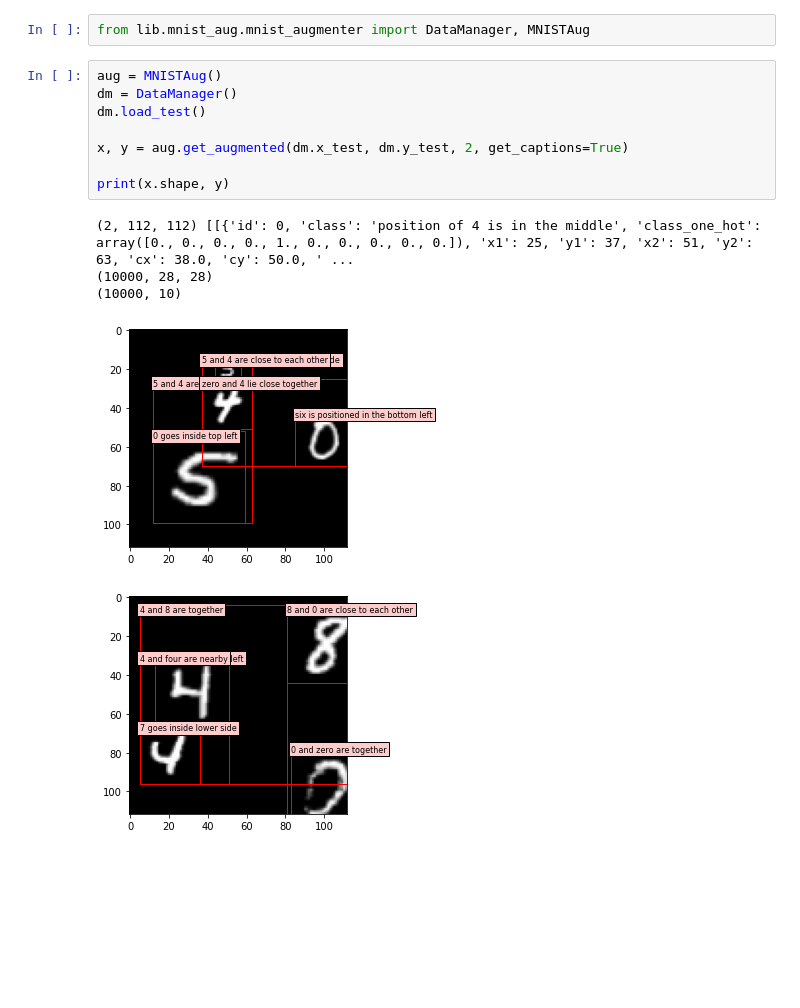
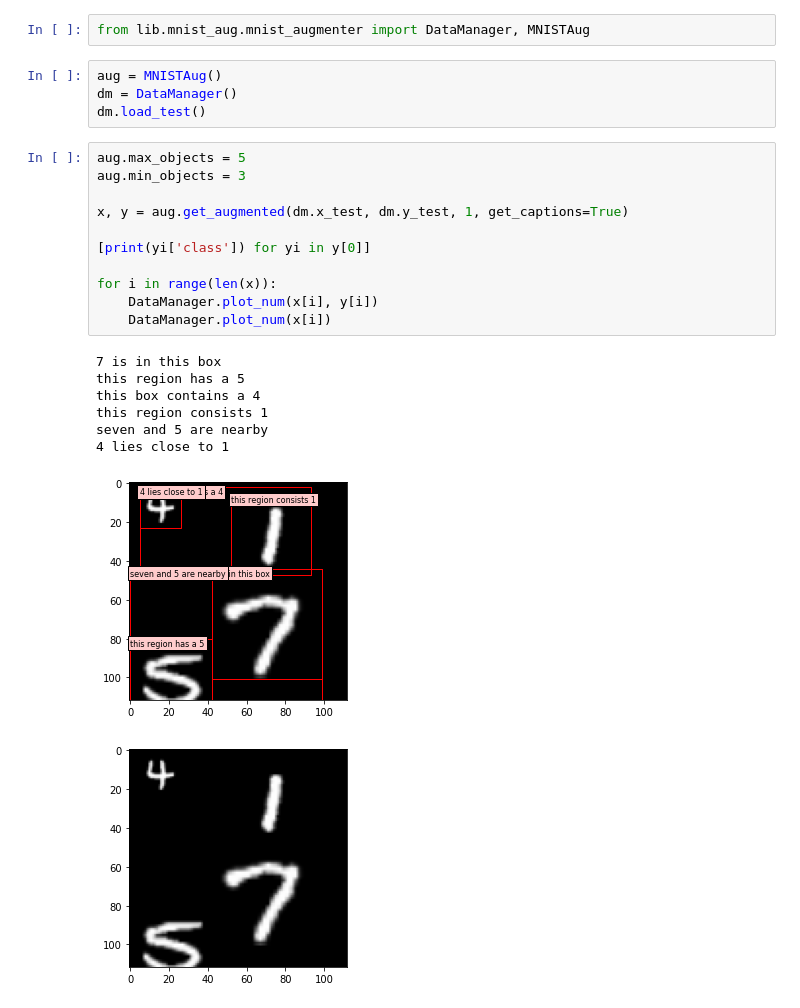
Before and after one commit to Akhilez/ml_gallery, a Jupyter notebook: ml_py/lib/mnist_aug/mnist_cap.ipynb, the cells around one changed output. Saved outputs shown, nothing was run; the diff lists cells and outputs as text; blank space fills up the shorter version.

Commit message:
DONE MNIST CAP

```diff
--- a/ml_py/lib/mnist_aug/mnist_cap.ipynb
+++ b/ml_py/lib/mnist_aug/mnist_cap.ipynb
@@ -1,16 +1,26 @@
 # %%
 from lib.mnist_aug.mnist_augmenter import DataManager, MNISTAug
+# %%
+aug = MNISTAug()
+dm = DataManager()
+dm.load_test()
 # %%
-aug = MNISTAug()
-dm = DataManager()
-dm.load_test()
+aug.max_objects = 5
+aug.min_objects = 3
 
-x, y = aug.get_augmented(dm.x_test, dm.y_test, 2, get_captions=True)
+x, y = aug.get_augmented(dm.x_test, dm.y_test, 1, get_captions=True)
 
-print(x.shape, y)
+[print(yi['class']) for yi in y[0]]
+
+for i in range(len(x)):
+    DataManager.plot_num(x[i], y[i])
+    DataManager.plot_num(x[i])
 # %% [output]
-(2, 112, 112) [[{'id': 0, 'class': 'position of 4 is in the middle', 'class_one_hot': array([0., 0., 0., 0., 1., 0., 0., 0., 0., 0.]), 'x1': 25, 'y1': 37, 'x2': 51, 'y2': 63, 'cx': 38.0, 'cy': 50.0, ' ...
-(10000, 28, 28)
-(10000, 10)
+7 is in this box
+this region has a 5
+this box contains a 4
+this region consists 1
+seven and 5 are nearby
+4 lies close to 1
-[figure, old version]
+[figure, new version]
-[figure, old version]
+[figure, new version]
```
Also changed, not shown: parts of 2 cells of this notebook, 2 other files.
